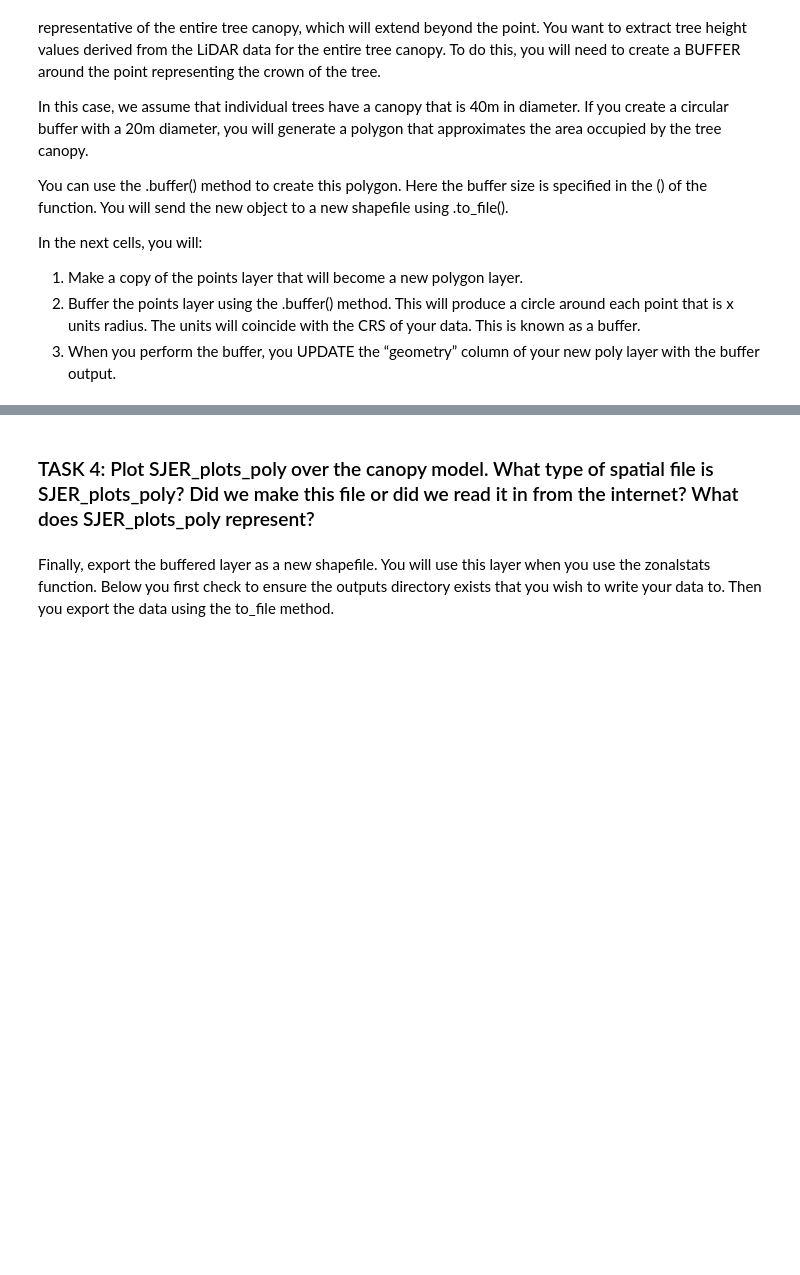
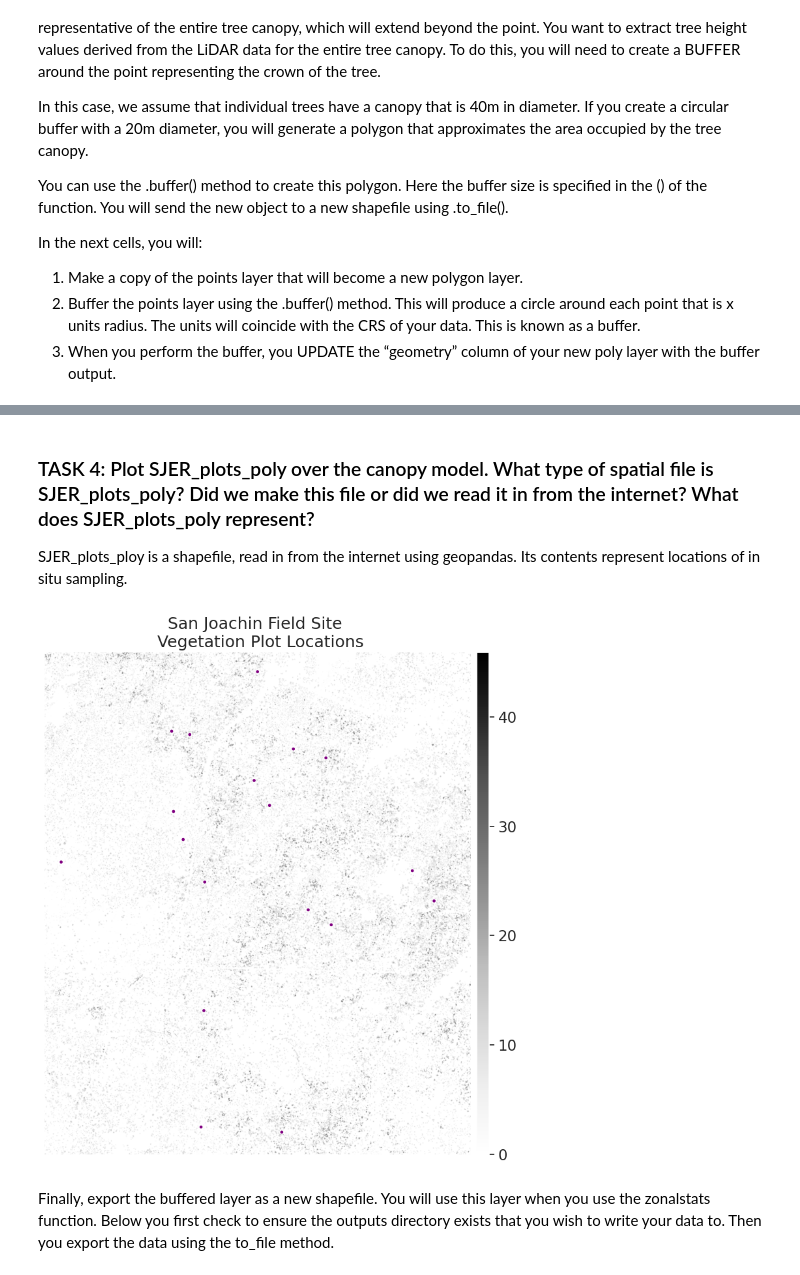
Before and after one commit to bferro12/EnvDatSci22, a Jupyter notebook: CodeSprints/Regression101.ipynb, the cells around one changed output, grey strips where cells are left out. Saved outputs shown, nothing was run; the diff lists cells and outputs as text; code cells hidden in the pictures; blank space fills up the shorter version.

```diff
--- a/CodeSprints/Regression101.ipynb
+++ b/CodeSprints/Regression101.ipynb
@@ -214,2 +255,4 @@ SJER_plots_poly.head()
 # %% [markdown]
 ### TASK 4: Plot SJER_plots_poly over the canopy model. What type of spatial file is SJER_plots_poly? Did we make this file or did we read it in from the internet? What does SJER_plots_poly represent?
+
+SJER_plots_ploy is a shapefile, read in from the internet using geopandas. Its contents represent locations of in situ sampling.
@@ -218,3 +259,23 @@ SJER_plots_poly.head()
+# %%
+#Task 4: Plot SJER_plots_poly over the canopy model
+fig, ax = plt.subplots(figsize=(10, 10))
+
+ep.plot_bands(sjer_chm_data,
+              extent=plotting_extent(sjer_chm_data,
+                                     sjer_chm_data.rio.transform()),  # Set spatial extent
+              cmap='Greys',
+              title="San Joachin Field Site \n Vegetation Plot Locations",
+              scale=False,
+              ax=ax)
+
+SJER_plots_poly.plot(ax=ax,
+                       marker='s',
+                       markersize=45,
+                       color='purple')
+ax.set_axis_off()
+plt.show()
+# %% [output]
+[figure, added]
 # %% [markdown]
 Finally, export the buffered layer as a new shapefile. You will use this layer when you use the zonalstats function. Below you first check to ensure the outputs directory exists that you wish to write your data to. Then you export the data using the to_file method.
 # %%
```
Also changed, not shown: parts of 29 cells of this notebook.
